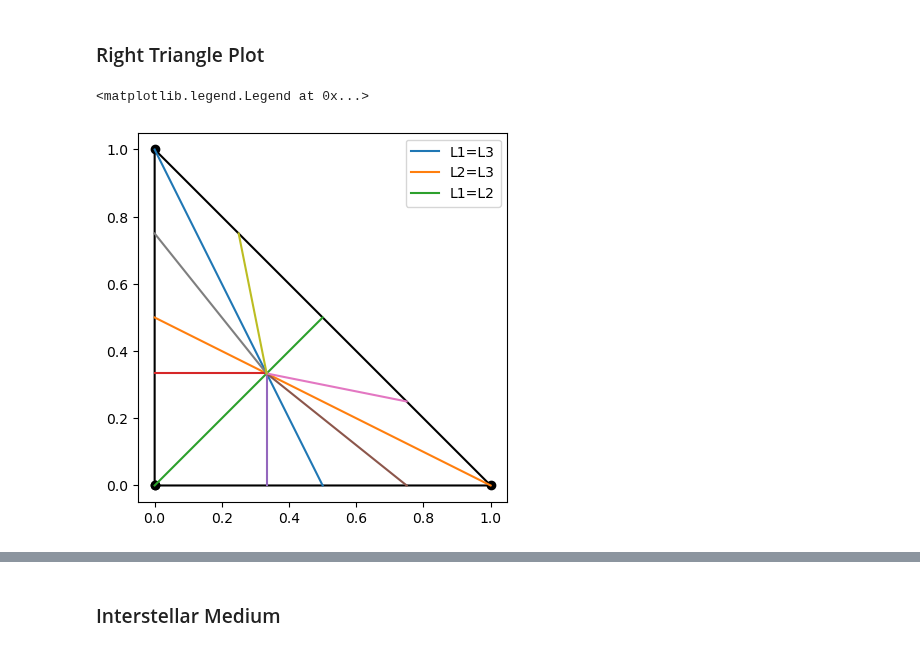
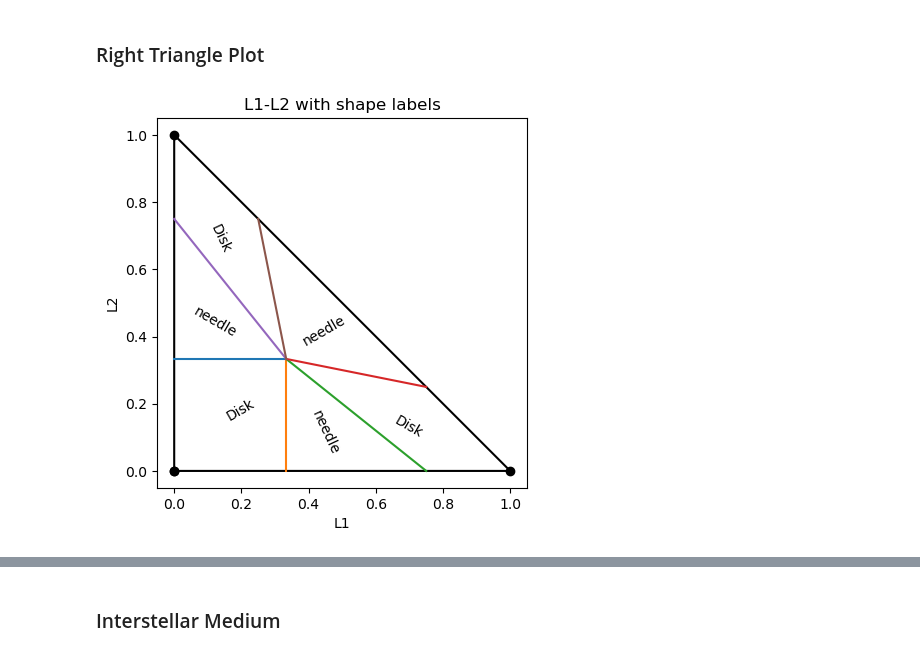
Before and after one commit to astroseandillon/Sean-Dusty, a Jupyter notebook: plot factory.ipynb, the cells around one changed output, grey strips where cells are left out. Cells and saved outputs as stored; diff of their text form; code cells hidden in the pictures.

Commit message:
made plots and new distributions for presentations

```diff
--- a/plot factory.ipynb
+++ b/plot factory.ipynb
@@ -10,27 +10,39 @@ dust_dir = ['/home/physics/Research/DUSTY/DUSTY/Lib_nk/',
            "C:/Users/uhe082/OneDrive - University of Texas at San Antonio/Lib_nk"]
 # this is the possible locations of where dust can be
 
-
+fig_dir = ["C:/UTSA/Research/AlO presentation su 25/",]
+fd = fig_dir[0]
 nk_path = dust_dir[1]               #where the dust is
 # %% [markdown]
 ### Right Triangle Plot
 # %%
 angle_a = np.radians(45)
 l1 = (1,0)
 l2 = (0,1)
+title = 'L1-L2 with shape labels'
 fig, ax = plt.subplots()
 ax.set_aspect('equal')
 ax.plot(*zip((0,0), l1, l2, (0,0)), marker='o', color='black')     #makes the triangle
-ax.plot((0,0.5),l1, label='L1=L3') #blue line
-ax.plot(l2, (0.5,0), label='L2=L3')
-ax.plot((0,0.5),(0,0.5), label='L1=L2')
+# ax.plot((0,0.5),l1, label='L1=L3') #blue line
+ax.text(0.1, 0.65, 'Disk', rotation=295)
+ax.text(0.05, 0.4, 'needle', rotation=330)
+ax.text(0.15, 0.15, 'Disk', rotation=30)
+ax.text(0.4, 0.05, 'needle', rotation=295)
+ax.text(0.65, 0.1, 'Disk', rotation=330)
+ax.text(0.375, 0.375, 'needle', rotation=30)
+ax.set_xlabel('L1')
+ax.set_ylabel('L2')
+ax.set_title(title)
+# ax.plot(l2, (0.5,0), label='L2=L3')
+# ax.plot((0,0.5),(0,0.5), label='L1=L2')
 ax.plot((0, 1/3), (1/3,1/3))
 ax.plot((1/3,1/3), (0,1/3))
 ax.plot((1/3,3/4),(1/3,0))
 ax.plot((1/3,3/4),(1/3,1/4))
 ax.plot((0,1/3),(3/4,1/3))
 ax.plot((1/4,1/3),(3/4,1/3))
-ax.legend()
+# ax.legend()
+plt.savefig(fd+"{}.png".format(title))
+plt.show()
 # %% [output]
-<matplotlib.legend.Legend at 0x...>
-[figure, old version]
+[figure, new version]
```
Also changed, not shown: parts of 4 cells of this notebook, 5 other files.
